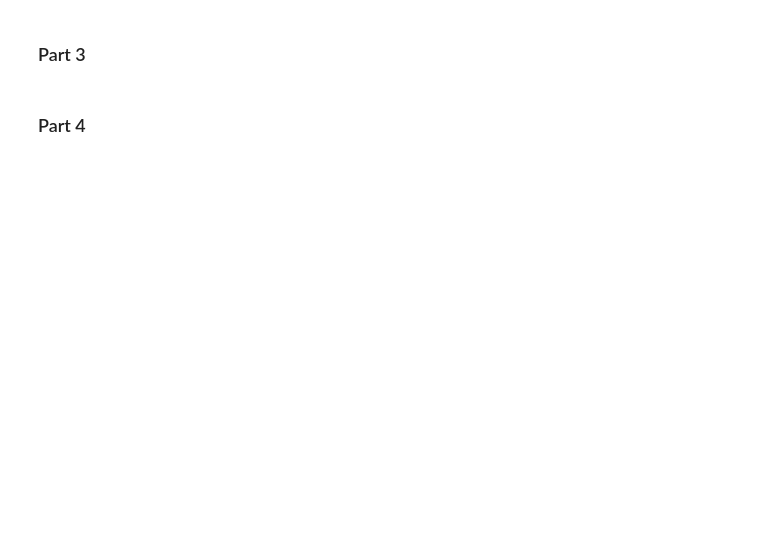
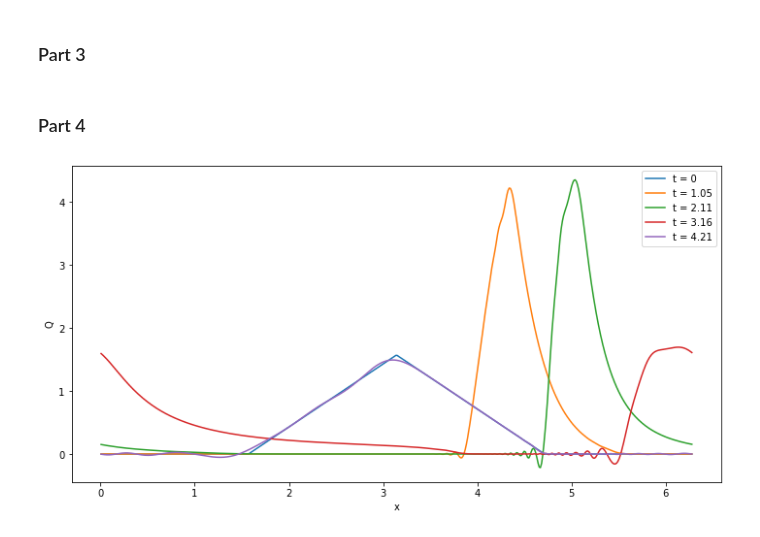
Before and after one commit to whuang259/Math714-Physics763, a Jupyter notebook: Math 714/Math_714_HW_4.ipynb, the cells around one changed output. Cells and saved outputs as stored; diff of their text form; code cells hidden in the pictures; blank space fills up the shorter version.

```diff
--- a/Math 714/Math_714_HW_4.ipynb
+++ b/Math 714/Math_714_HW_4.ipynb
@@ -198,3 +243,21 @@ for t in range(N):
 ### Part 3
 # %% [markdown]
 ### Part 4
+# %%
+def q2(x):
+    return max((np.pi/2) - np.abs(x - np.pi), 0)
+
+Q = [q2(x) for x in xs]
+
+plt.figure(figsize=(12,6))
+plt.plot(xs, Q, label="t = 0")
+for t in range(N):
+    Q = step(Q)
+    if (t+1) in snapshots:
+        plt.plot(xs, Q, label = f"t = {(t+1)*dt:.3}")
+plt.legend(loc="upper right")
+plt.xlabel("x")
+plt.ylabel("Q")
+plt.show()
+# %% [output]
+[figure, added]
```
Also changed, not shown: parts of 5 cells of this notebook, 1 other file.
